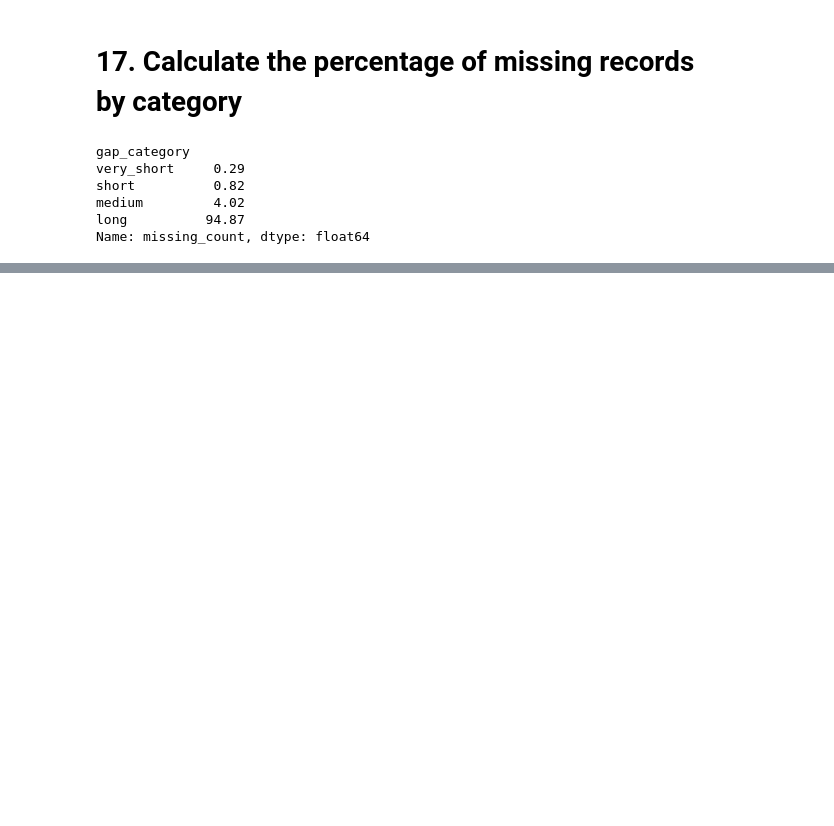
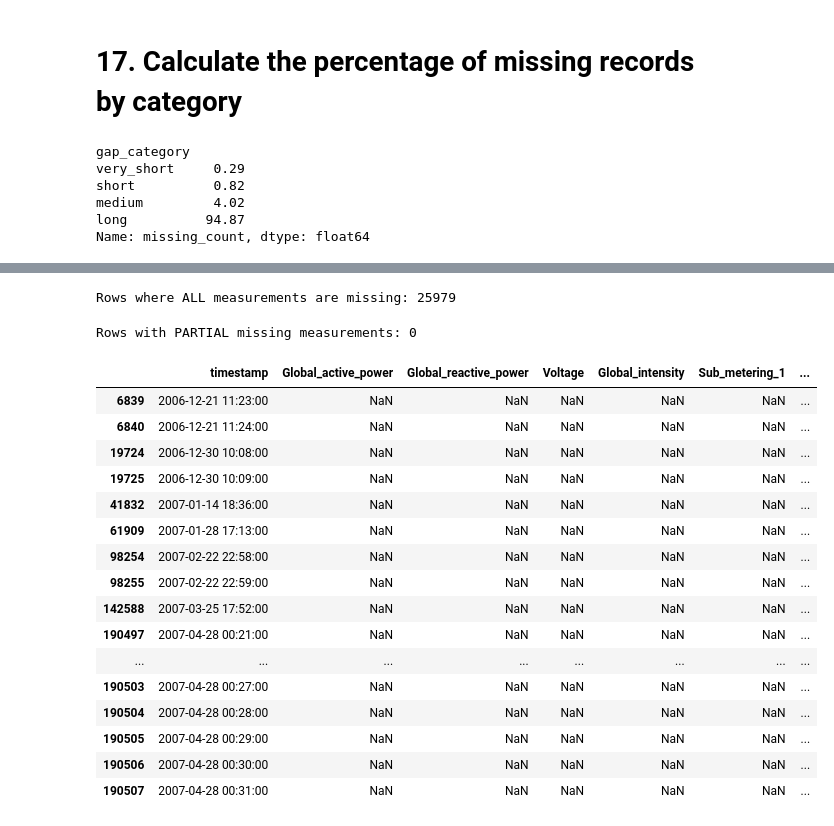
Before and after one commit to Dumi96/ML-Based-Electricity-Demand-Forecasting-Consumption-Anomaly-Detection-for-Smart-Homes, a Jupyter notebook: notebooks/01_data_ingestion_and_quality.ipynb, the cells around one changed output, grey strips where cells are left out. Drawn from its saved outputs; the diff is of its cells as text; code cells hidden in the pictures; blank space fills up the shorter version.

```diff
--- a/notebooks/01_data_ingestion_and_quality.ipynb
+++ b/notebooks/01_data_ingestion_and_quality.ipynb
@@ -748,0 +1017,58 @@ Name: missing_count, dtype: float64
+# %%
+all_measurements_missing = (
+    df[NUMERIC_COLUMNS]
+    .isna()
+    .all(axis=1)
+)
+
+print(
+    "Rows where ALL measurements are missing:",
+    all_measurements_missing.sum()
+)
+# %% [output]
+Rows where ALL measurements are missing: 25979
+# %%
+partial_missing = (
+    df[NUMERIC_COLUMNS]
+    .isna()
+    .any(axis=1)
+    &
+    ~all_measurements_missing
+)
+
+print(
+    "Rows with PARTIAL missing measurements:",
+    partial_missing.sum()
+)
+# %% [output]
+Rows with PARTIAL missing measurements: 0
+# %%
+# Check the first missing period
+display(
+    df[
+        all_measurements_missing
+    ][
+        [
+            "timestamp",
+            *NUMERIC_COLUMNS
+        ]
+    ].head(20)
+)
+# %% [output]
+|  | timestamp | Global_active_power | Global_reactive_power | Voltage | Global_intensity | Sub_metering_1 | ... |
+| 6839 | 2006-12-21 11:23:00 | NaN | NaN | NaN | NaN | NaN | ... |
+| 6840 | 2006-12-21 11:24:00 | NaN | NaN | NaN | NaN | NaN | ... |
+| 19724 | 2006-12-30 10:08:00 | NaN | NaN | NaN | NaN | NaN | ... |
+| 19725 | 2006-12-30 10:09:00 | NaN | NaN | NaN | NaN | NaN | ... |
+| 41832 | 2007-01-14 18:36:00 | NaN | NaN | NaN | NaN | NaN | ... |
+| 61909 | 2007-01-28 17:13:00 | NaN | NaN | NaN | NaN | NaN | ... |
+| 98254 | 2007-02-22 22:58:00 | NaN | NaN | NaN | NaN | NaN | ... |
+| 98255 | 2007-02-22 22:59:00 | NaN | NaN | NaN | NaN | NaN | ... |
+| 142588 | 2007-03-25 17:52:00 | NaN | NaN | NaN | NaN | NaN | ... |
+| 190497 | 2007-04-28 00:21:00 | NaN | NaN | NaN | NaN | NaN | ... |
+| ... | ... | ... | ... | ... | ... | ... | ... |
+| 190503 | 2007-04-28 00:27:00 | NaN | NaN | NaN | NaN | NaN | ... |
+| 190504 | 2007-04-28 00:28:00 | NaN | NaN | NaN | NaN | NaN | ... |
+| 190505 | 2007-04-28 00:29:00 | NaN | NaN | NaN | NaN | NaN | ... |
+| 190506 | 2007-04-28 00:30:00 | NaN | NaN | NaN | NaN | NaN | ... |
+| 190507 | 2007-04-28 00:31:00 | NaN | NaN | NaN | NaN | NaN | ... |
```
Also changed, not shown: parts of 75 cells of this notebook, 3 other files.
